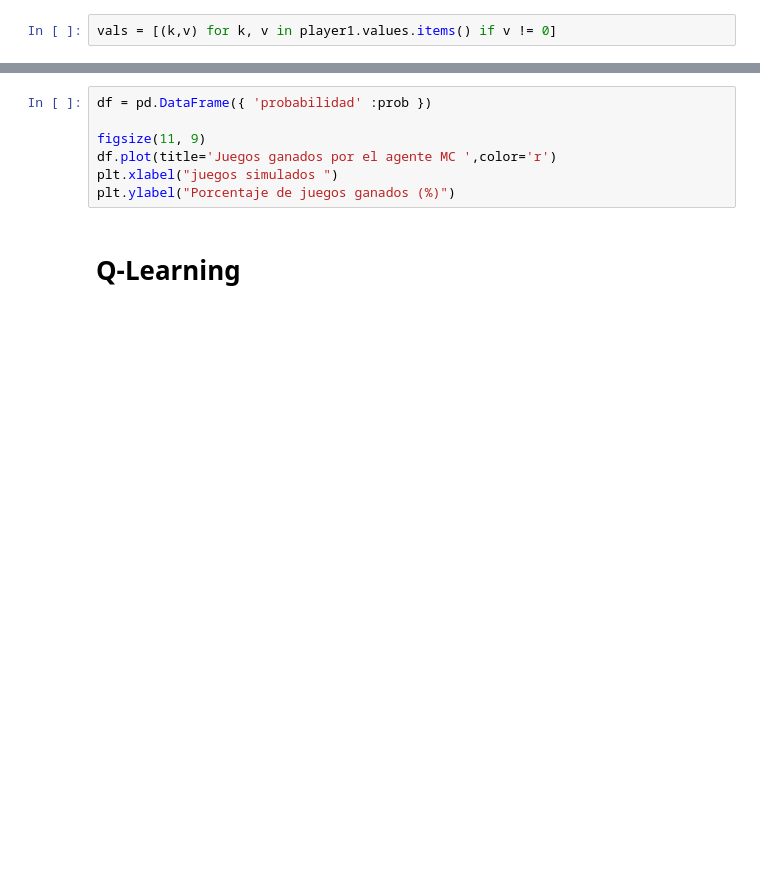
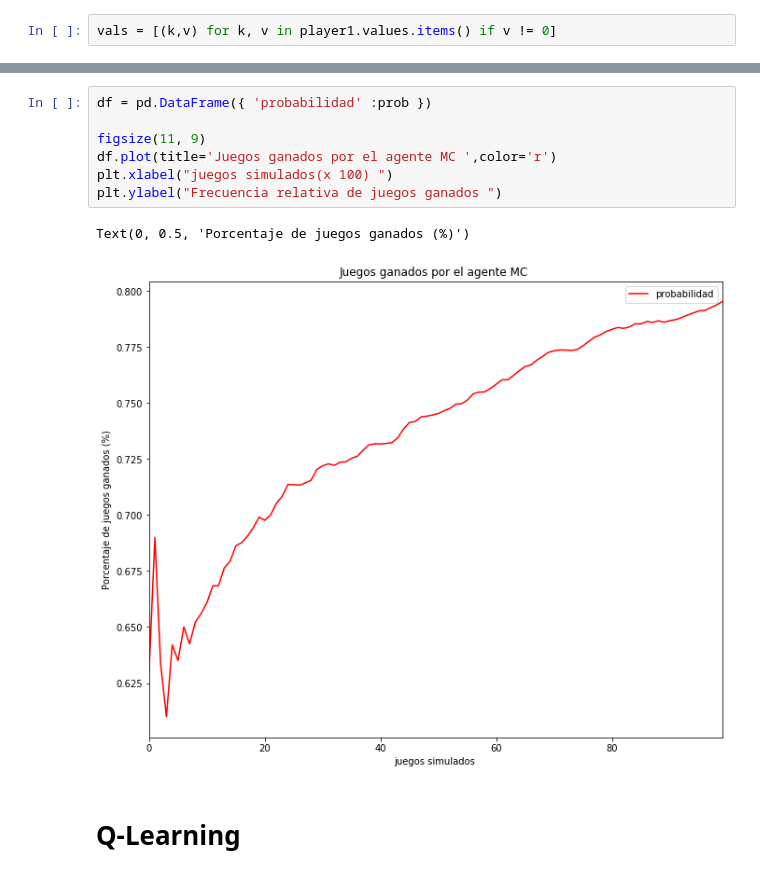
Before and after one commit to sergfer26/Reinforcement-Learning, a Jupyter notebook: tests.ipynb, the cells around one changed output, grey strips where cells are left out. Cells and saved outputs as stored; diff of their text form; blank space fills up the shorter version.

```diff
--- a/tests.ipynb
+++ b/tests.ipynb
@@ -54,10 +92,13 @@ player1.wins
 # %%
 df = pd.DataFrame({ 'probabilidad' :prob })
 
 figsize(11, 9)
 df.plot(title='Juegos ganados por el agente MC ',color='r')
-plt.xlabel("juegos simulados ")
-plt.ylabel("Porcentaje de juegos ganados (%)")
+plt.xlabel("juegos simulados(x 100) ")
+plt.ylabel("Frecuencia relativa de juegos ganados ")
+# %% [output]
+Text(0, 0.5, 'Porcentaje de juegos ganados (%)')
+[figure, added]
 # %% [markdown]
 # Q-Learning
 # %% [markdown]
```
Also changed, not shown: parts of 24 cells of this notebook.
